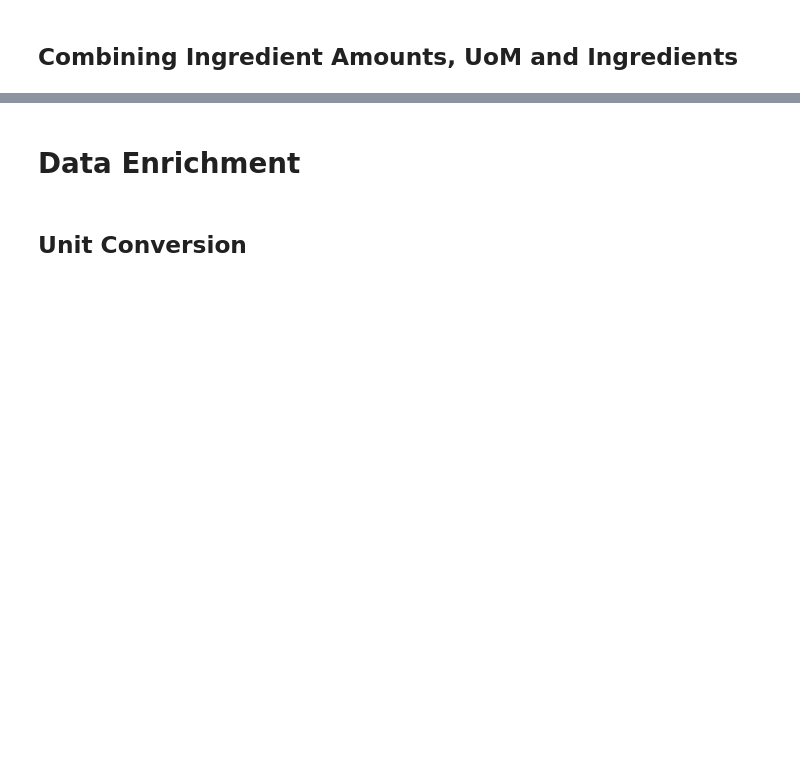
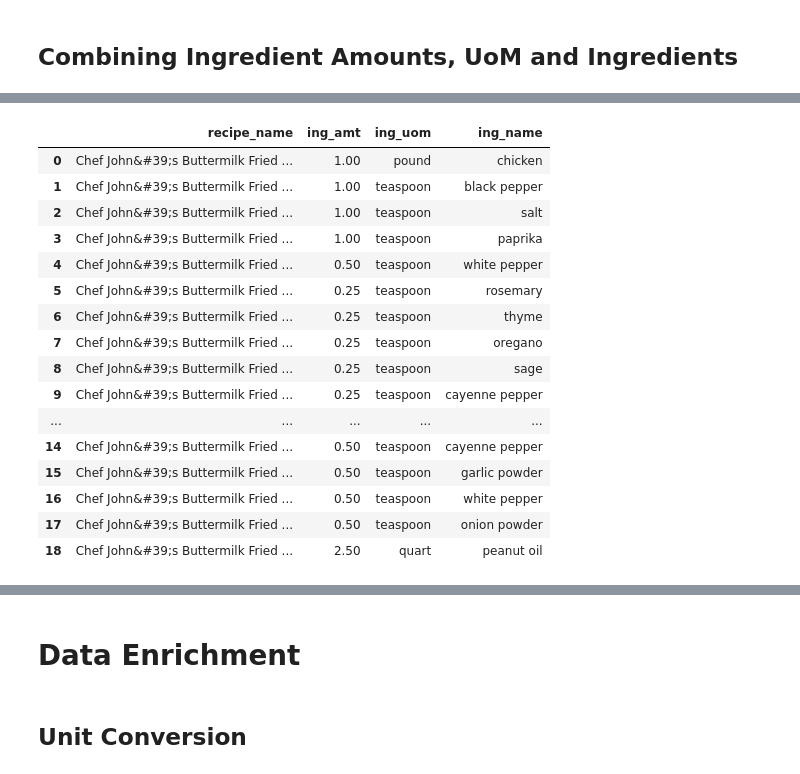
Before and after one commit to andrewyewcy/recipe_classifier, a Jupyter notebook: 30_automation/enrich_data_dev.ipynb, the cells around one changed output, grey strips where cells are left out. Saved outputs shown, nothing was run; the diff lists cells and outputs as text; code cells hidden in the pictures; blank space fills up the shorter version.

Commit message:
Tested scrapper, works! Did write up for data processing. Fixed kinks in text preprocessing

```diff
--- a/30_automation/enrich_data_dev.ipynb
+++ b/30_automation/enrich_data_dev.ipynb
@@ -21,3 +40,0 @@ df.head()
-# %%
-# Extract only 2 recipes to reduce scope for prototype speed
-df = df.loc[[0,3],:]
@@ -82,0 +119,7 @@ Observing Chef John's Buttermilk Fried Chicken recipe's ingredient list, there a
+# %%
+# Keep only recipes, exclude articles, recipe repositories, and others
+cond = df["recipe_url"].str.contains("/recipe/")
+
+print(f"Before dropping recipes: {df.shape}")
+df = df.loc[cond]
+print(f"After dropping recipes: {df.shape}")
@@ -87,8 +162,9 @@ Observing Chef John's Buttermilk Fried Chicken recipe's ingredient list, there a
 # %%
 # Store ingredients in a list
-ing_list = ast.literal_eval(df.loc[3,"contents"])["recipeIngredient"]
+ingredient_list = ast.literal_eval(df.loc[3,"contents"])["recipeIngredient"]
 
-for ing in ing_list:
-    # print(str.split(ing," ")[0])
-    print(str.split(ing," ")[0])
+print(f"Ingredient Amounts extracted from Chef John's Buttermilk Fried Chicken\n")
+
+for index, ing in enumerate(ingredient_list):
+    print(f"""{str(index + 1).rjust(2,'0')}: {str.split(ing," ")[0].ljust(5," ")} \t {str.split(ing," ")[1:]}""")
 # %% [output]
@@ -311 +359,80 @@ ing_df.head()
+# %%
+for row in df.loc[[3],:].itertuples():
+
+    # Extract ingredients into a list from JSON dictionary
+    ing_list = ast.literal_eval(row[2])["recipeIngredient"]
+    recipe_name = ast.literal_eval(row[2])["name"]
+
+    # Iterate through each ingredient
+    for ing in ing_list:
+
+        # Append recipe name
+        dict["recipe_name"].append(recipe_name)
+
+        # Extract ingredient amounts
+        try:
+            dict["ing_amt"].append(float(ing.split(" ")[0]))
+        except:
+            dict["ing_amt"].append(np.NaN)
+
+        # Remove punctuation and take lower case
+        # This step has to come after extracting amount else decimal point will be removed
+        for punctuation_mark in string.punctuation:
+            ing = ing.replace(punctuation_mark,"").lower()
+
+        # Split string into tokens based on whitespace
+        tokens = ing.split(" ")
+
+        # Initate blank list to stored stemmed tokens
+        stemmed_tokens = []
+
+        # Iterate through all but first token (1st token is ingredient amount)
+        for token in tokens[1:]:
+
+            # Exclude stopwords and "", then append stemmed token to blank list
+            if (not token in eng_stopwords) and token != "":
+                stemmed_tokens.append(stemmer.stem(token))
+
+        # Extract ingredient UoM
+        try:
+            dict["ing_uom"].append([uom for uom in stemmed_tokens if uom in measurements][0])
+        except:
+            dict["ing_uom"].append(np.NaN)
+
+        # Extract ingredient name
+        try:
+            if "pepper" in tokens:
+                dict["ing_name"].append([name + " pepper" for name in tokens if name in common_ingredients][0])
+            elif "powder" in tokens:
+                dict["ing_name"].append([name + " powder" for name in tokens if name in common_ingredients][0])
+            elif "oil" in tokens:
+                dict["ing_name"].append([name + " oil" for name in tokens if name in common_ingredients][0])
+            else:
+                dict["ing_name"].append([name for name in tokens if name in common_ingredients][0])
+        except:
+            dict["ing_name"].append(np.NaN)
+
+# Convert dictionary into DataFrame
+ing_df = pd.DataFrame(dict)
+
+# Examine DataFrame
+ing_df
+# %% [output]
+|  | recipe_name | ing_amt | ing_uom | ing_name |
+| 0 | Chef John&#39;s Buttermilk Fried ... | 1.00 | pound | chicken |
+| 1 | Chef John&#39;s Buttermilk Fried ... | 1.00 | teaspoon | black pepper |
+| 2 | Chef John&#39;s Buttermilk Fried ... | 1.00 | teaspoon | salt |
+| 3 | Chef John&#39;s Buttermilk Fried ... | 1.00 | teaspoon | paprika |
+| 4 | Chef John&#39;s Buttermilk Fried ... | 0.50 | teaspoon | white pepper |
+| 5 | Chef John&#39;s Buttermilk Fried ... | 0.25 | teaspoon | rosemary |
+| 6 | Chef John&#39;s Buttermilk Fried ... | 0.25 | teaspoon | thyme |
+| 7 | Chef John&#39;s Buttermilk Fried ... | 0.25 | teaspoon | oregano |
+| 8 | Chef John&#39;s Buttermilk Fried ... | 0.25 | teaspoon | sage |
+| 9 | Chef John&#39;s Buttermilk Fried ... | 0.25 | teaspoon | cayenne pepper |
+| ... | ... | ... | ... | ... |
+| 14 | Chef John&#39;s Buttermilk Fried ... | 0.50 | teaspoon | cayenne pepper |
+| 15 | Chef John&#39;s Buttermilk Fried ... | 0.50 | teaspoon | garlic powder |
+| 16 | Chef John&#39;s Buttermilk Fried ... | 0.50 | teaspoon | white pepper |
+| 17 | Chef John&#39;s Buttermilk Fried ... | 0.50 | teaspoon | onion powder |
+| 18 | Chef John&#39;s Buttermilk Fried ... | 2.50 | quart | peanut oil |
 # %% [markdown]
```
Also changed, not shown: parts of 51 cells of this notebook, 1 other file.
